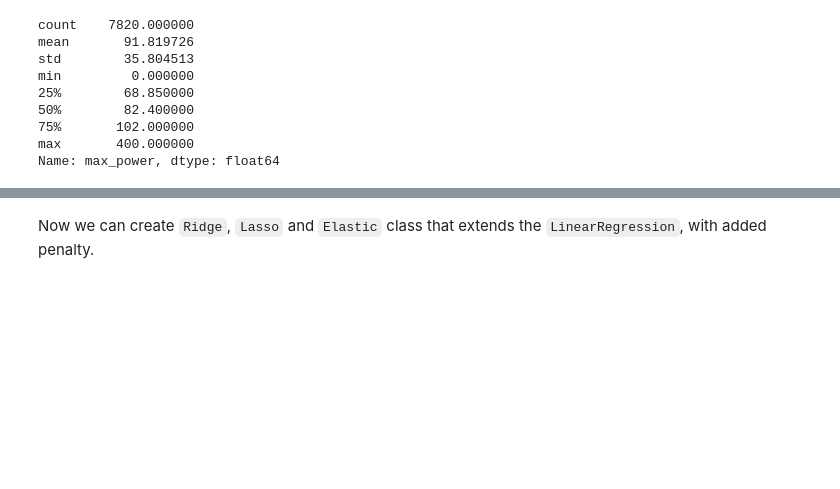
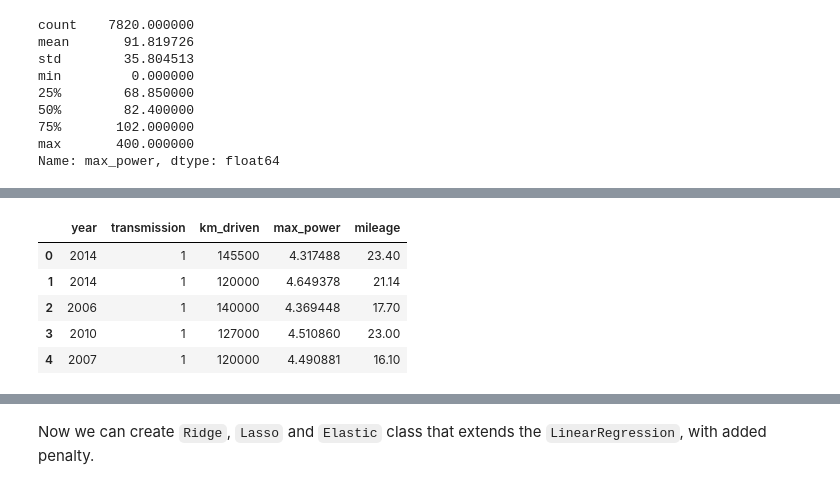
Before and after one commit to sushmi/classroom, a Jupyter notebook: notebooks/A2 - Predicting Car Prices.ipynb, the cells around one changed output, grey strips where cells are left out. Drawn from its saved outputs; the diff is of its cells as text; code cells hidden in the pictures; blank space fills up the shorter version.

```diff
--- a/notebooks/A2 - Predicting Car Prices.ipynb
+++ b/notebooks/A2 - Predicting Car Prices.ipynb
@@ -416,0 +453,12 @@ plt.show()
+# %%
+# Decision 4: Drop `brand` eventhough it has PPS vlaue above 10% (~22%)
+selected_features_df = selected_features_df.drop(columns=['brand'], errors='ignore')
+
+selected_features_df.head()
+# %% [output]
+|  | year | transmission | km_driven | max_power | mileage |
+| 0 | 2014 | 1 | 145500 | 4.317488 | 23.40 |
+| 1 | 2014 | 1 | 120000 | 4.649378 | 21.14 |
+| 2 | 2006 | 1 | 140000 | 4.369448 | 17.70 |
+| 3 | 2010 | 1 | 127000 | 4.510860 | 23.00 |
+| 4 | 2007 | 1 | 120000 | 4.490881 | 16.10 |
```
Also changed, not shown: parts of 46 cells of this notebook.
